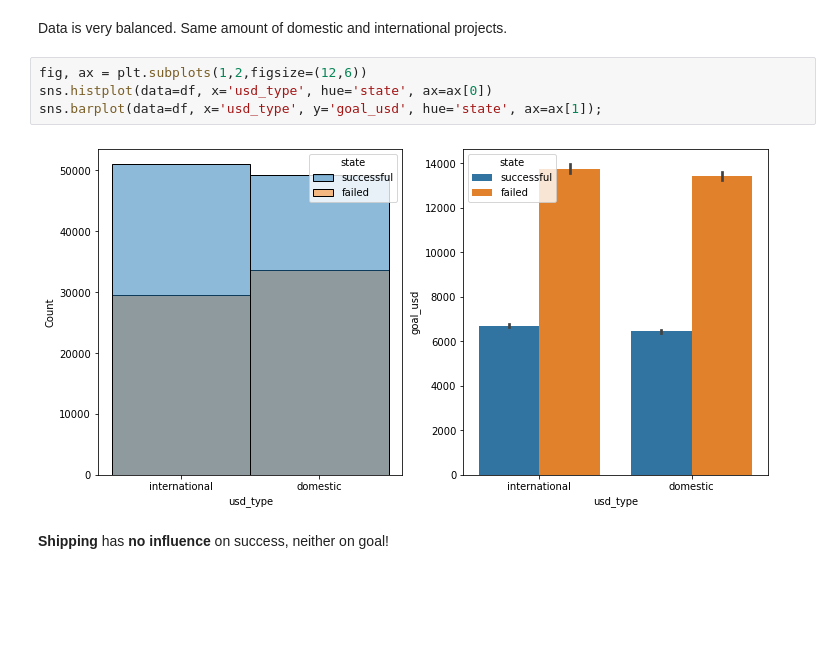
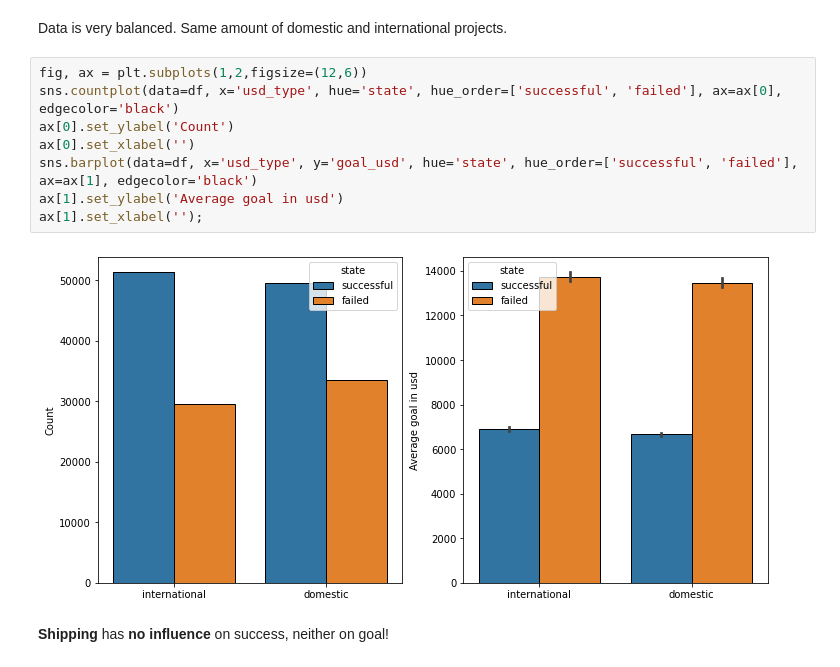
Before and after one commit to fabimaerz/kickstarter_project, a Jupyter notebook: eda.ipynb, the cells around one changed output. Cells and saved outputs as stored; diff of their text form; blank space fills up the shorter version.

```diff
--- a/eda.ipynb
+++ b/eda.ipynb
@@ -286,10 +307,14 @@ sns.histplot(data=df, x='usd_type');
 Data is very balanced. Same amount of domestic and international projects.
 # %%
 fig, ax = plt.subplots(1,2,figsize=(12,6))
-sns.histplot(data=df, x='usd_type', hue='state', ax=ax[0])
-sns.barplot(data=df, x='usd_type', y='goal_usd', hue='state', ax=ax[1]);
+sns.countplot(data=df, x='usd_type', hue='state', hue_order=['successful', 'failed'], ax=ax[0], edgecolor='black')
+ax[0].set_ylabel('Count')
+ax[0].set_xlabel('')
+sns.barplot(data=df, x='usd_type', y='goal_usd', hue='state', hue_order=['successful', 'failed'], ax=ax[1], edgecolor='black')
+ax[1].set_ylabel('Average goal in usd')
+ax[1].set_xlabel('');
 # %% [output]
-[figure, old version]
+[figure, new version]
 # %% [markdown]
 __Shipping__ has __no influence__ on success, neither on goal!
 # %% [markdown]
```
Also changed, not shown: parts of 28 cells of this notebook, 13 other files.
